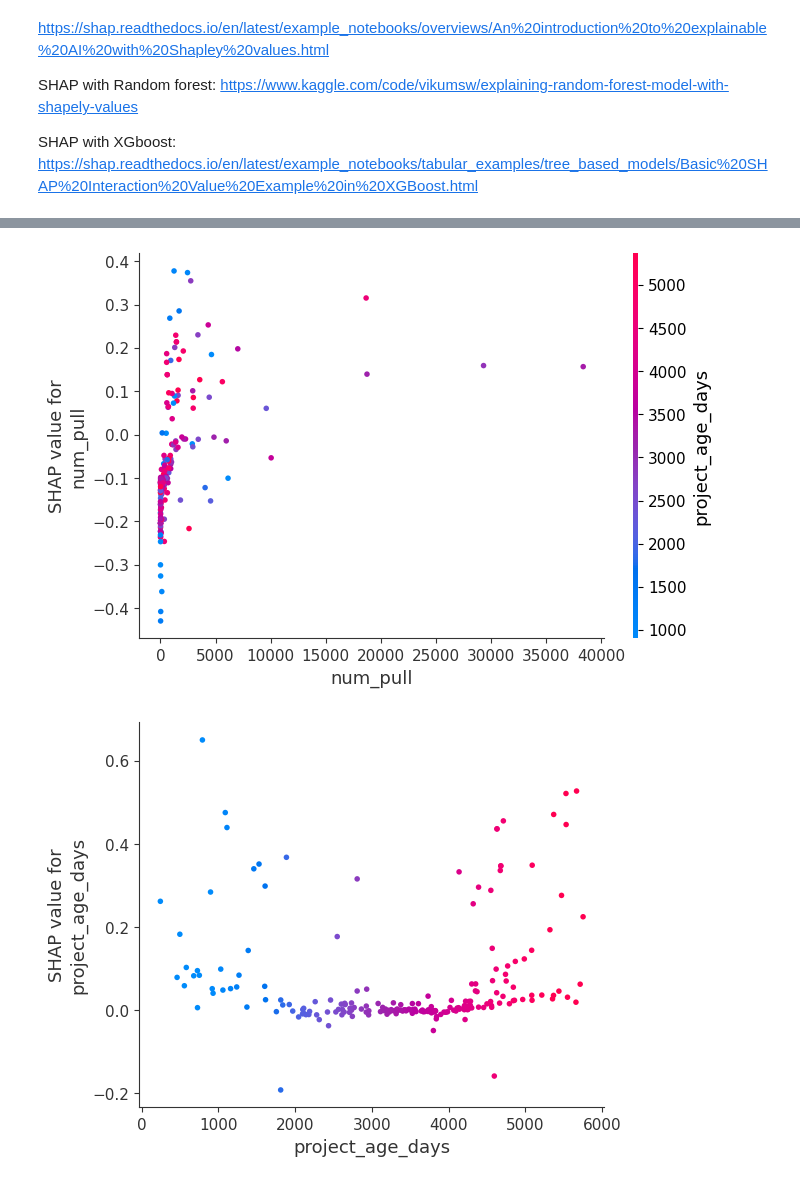
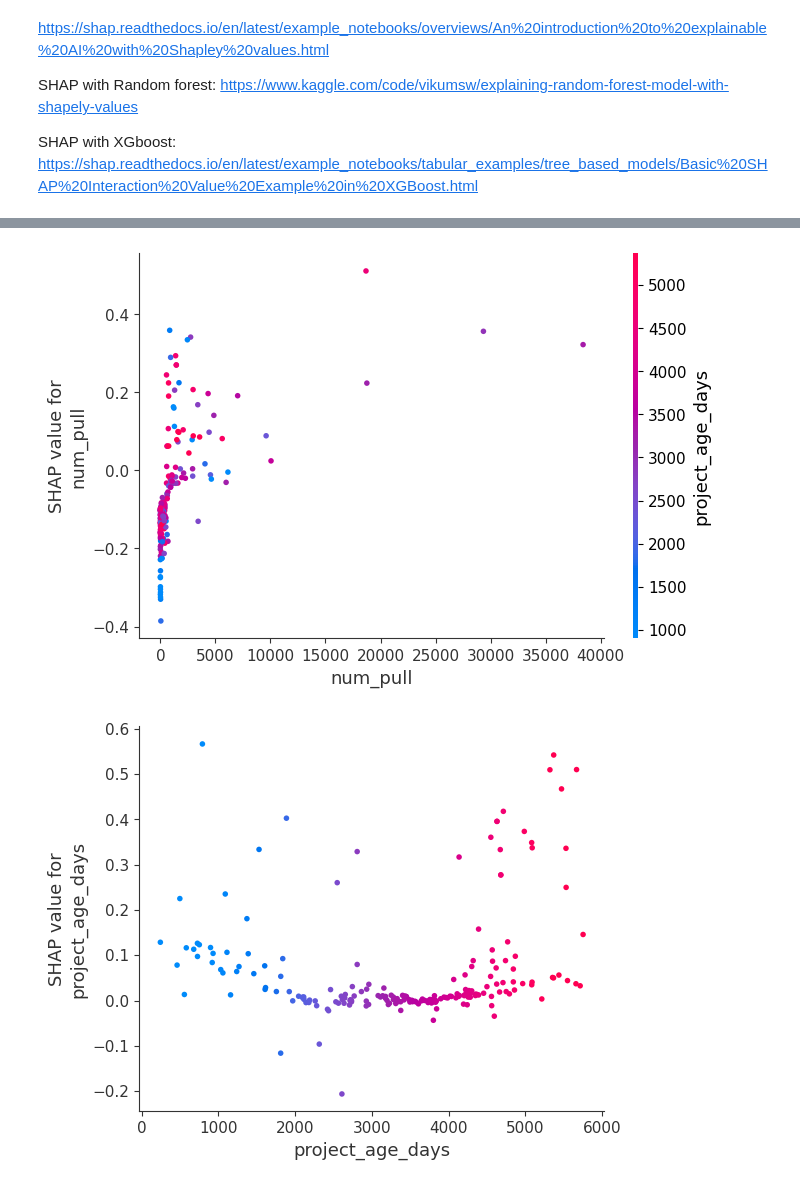
Before and after one commit to sswpka/Senior-Project-Security-Policy, a Jupyter notebook: SHAP.ipynb, the cells around one changed output, grey strips where cells are left out. Saved outputs shown, nothing was run; the diff lists cells and outputs as text; code cells hidden in the pictures.

```diff
--- a/SHAP.ipynb
+++ b/SHAP.ipynb
@@ -53,7 +33,7 @@ from matplotlib.colors import LinearSegmentedColormap
 import xgboost
 # %%
 # Change your file location here na
-with open('AllPackages_rename_2025.json', 'r', encoding='utf-8') as file:
+with open('datset\AllPackages_rename_2025.json', 'r', encoding='utf-8') as file:
     raw_data = json.load(file)
 # %%
 selected_columns = ['SecurityPolicy_content_category', 'num_commits', 'num_contributors', 'num_issues', 'num_pull', 'project_age_days', 'num_stargazers']
@@ -84,7 +64,7 @@ X = df[features]
 y = df['SecurityPolicy_content_category']
 
 X_train, X_test, y_train, y_test = train_test_split(X, y, test_size=0.3, random_state=1)
-clf = xgboost.train()
+clf = RandomForestClassifier()
 clf.fit(X_train, y_train)
 score = clf.score(X_test, y_test)
 print(f"Model Accuracy: {score:.2f}")
@@ -126,5 +107,5 @@ features = ['num_commits', 'num_contributors', 'num_issues',
 for i in features:
     shap.dependence_plot(i, shap_values, X_test,interaction_index="project_age_days")
 
-# shap.dependence_plot("num_issues", shap_values, X_test,interaction_index="project_age_days")
+shap.dependence_plot("num_issues", shap_values, X_test,interaction_index="project_age_days")
 # %% [output]
@@ -134,2 +115,2 @@ for i in features:
-[figure, old version]
+[figure, new version]
-[figure, old version]
+[figure, new version]
```
Also changed, not shown: parts of 5 cells of this notebook, 1 other file.
